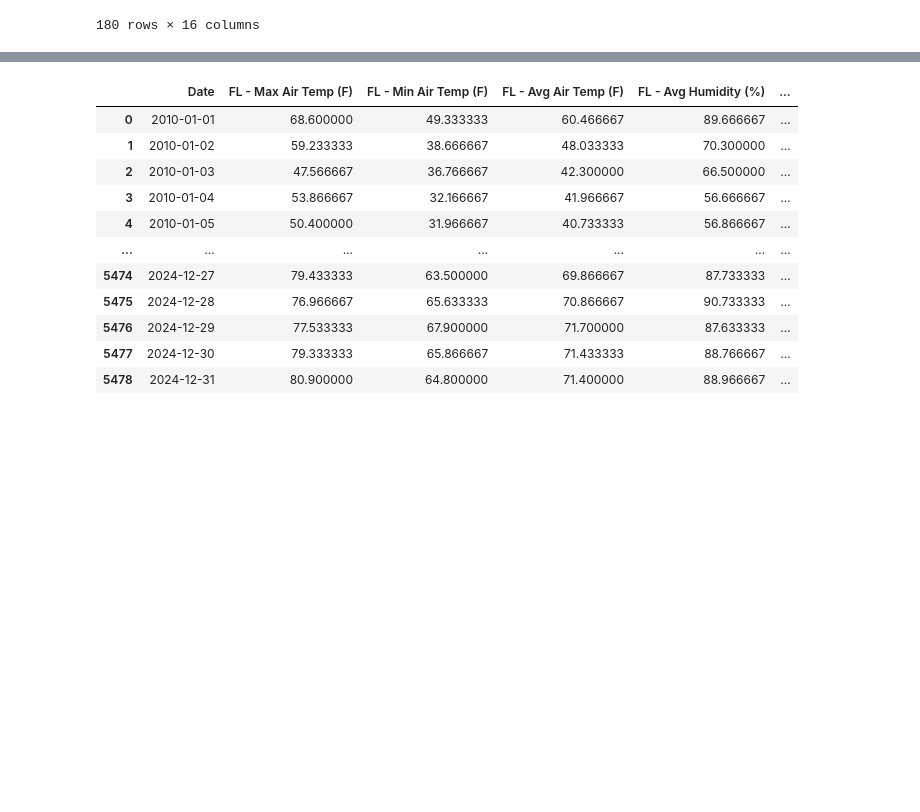
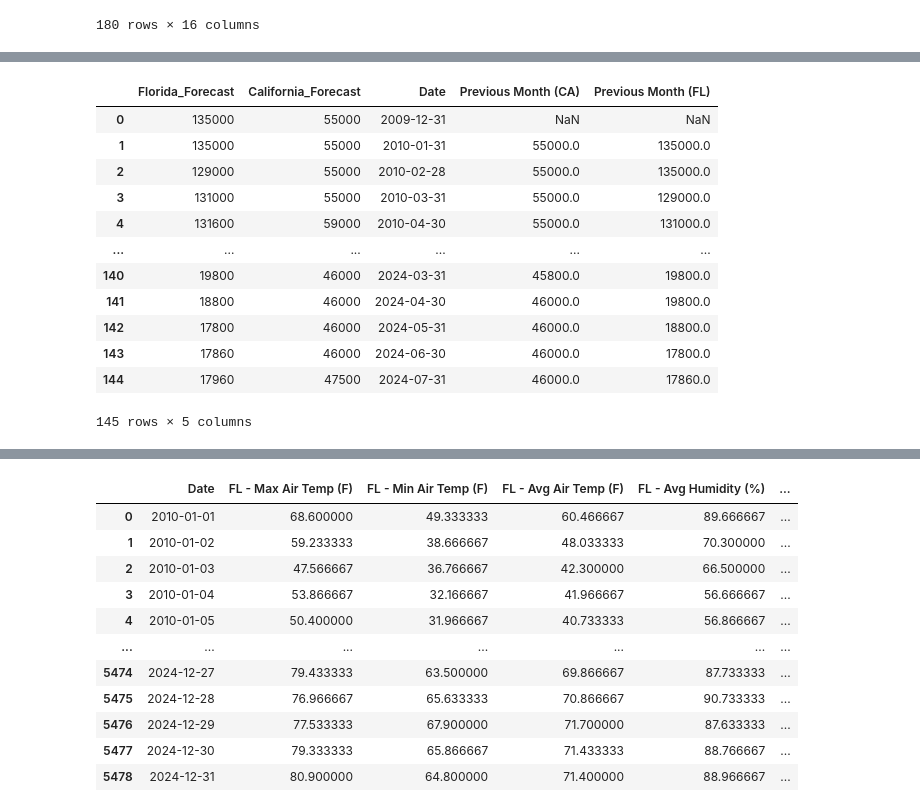
Before and after one commit to karoltang/fcoj-pitch, a Jupyter notebook: model.ipynb, the cells around one changed output, grey strips where cells are left out. Saved outputs shown, nothing was run; the diff lists cells and outputs as text; code cells hidden in the pictures; blank space fills up the shorter version.

```diff
--- a/model.ipynb
+++ b/model.ipynb
@@ -139,5 +139,28 @@ date_df.describe().T
 | Florida_Forecast | 145.0 | 81388.413793 | 15650.0 | 47000.0 | 72400.0 | 125000.0 | 154000.0 | 41843.001932 |
 | California_Forecast | 145.0 | 51696.551724 | 43500.0 | 47600.0 | 50500.0 | 55000.0 | 61000.0 | 5231.387826 |
 | Date | 145 | 2017-05-29 13:44:16.551724032 | 2009-12-31 00:00:00 | 2013-11-30 00:00:00 | 2017-05-31 00:00:00 | 2021-01-31 00:00:00 | 2024-07-31 00:00:00 | NaN |
+# %%
+date_df = date_df.sort_values(by='Date').reset_index(drop=True)
+date_df['Previous Month (CA)'] = date_df['California_Forecast']
+date_df['Previous Month (CA)'] = date_df['Previous Month (CA)'].shift(1)
+
+date_df['Previous Month (FL)'] = date_df['Florida_Forecast']
+date_df['Previous Month (FL)'] = date_df['Previous Month (FL)'].shift(1)
+
+date_df
+# %% [output]
+|  | Florida_Forecast | California_Forecast | Date | Previous Month (CA) | Previous Month (FL) |
+| 0 | 135000 | 55000 | 2009-12-31 | NaN | NaN |
+| 1 | 135000 | 55000 | 2010-01-31 | 55000.0 | 135000.0 |
+| 2 | 129000 | 55000 | 2010-02-28 | 55000.0 | 135000.0 |
+| 3 | 131000 | 55000 | 2010-03-31 | 55000.0 | 129000.0 |
+| 4 | 131600 | 59000 | 2010-04-30 | 55000.0 | 131000.0 |
+| ... | ... | ... | ... | ... | ... |
+| 140 | 19800 | 46000 | 2024-03-31 | 45800.0 | 19800.0 |
+| 141 | 18800 | 46000 | 2024-04-30 | 46000.0 | 19800.0 |
+| 142 | 17800 | 46000 | 2024-05-31 | 46000.0 | 18800.0 |
+| 143 | 17860 | 46000 | 2024-06-30 | 46000.0 | 17800.0 |
+| 144 | 17960 | 47500 | 2024-07-31 | 46000.0 | 17860.0 |
+145 rows × 5 columns
 # %%
 monthly_stats['Location'] = 'CA'
```
Also changed, not shown: parts of 7 cells of this notebook, 4 other files.
